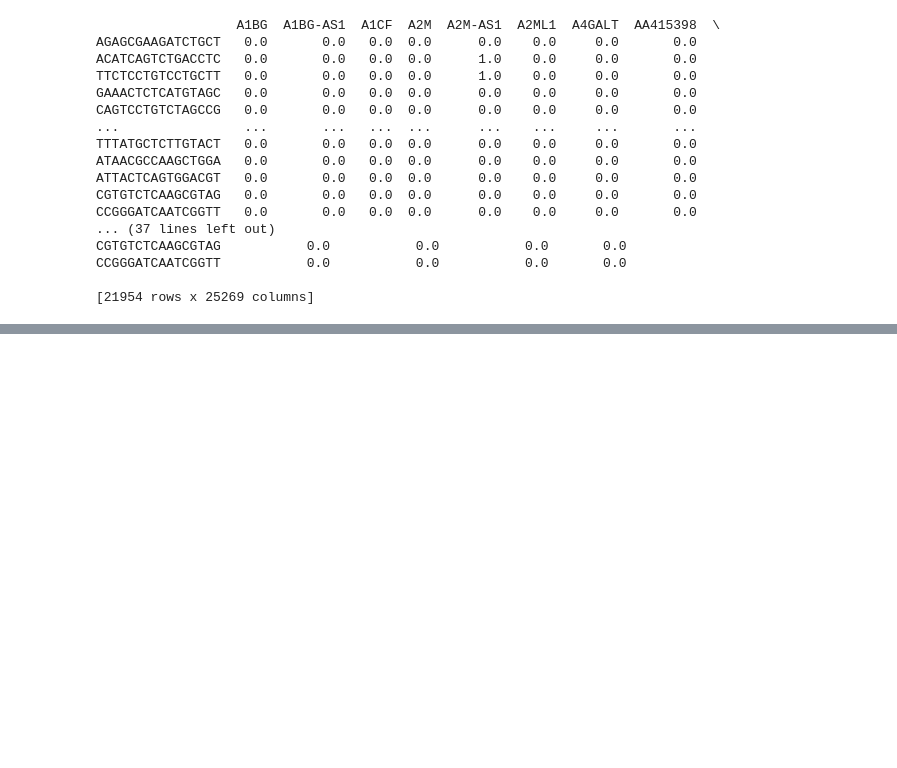
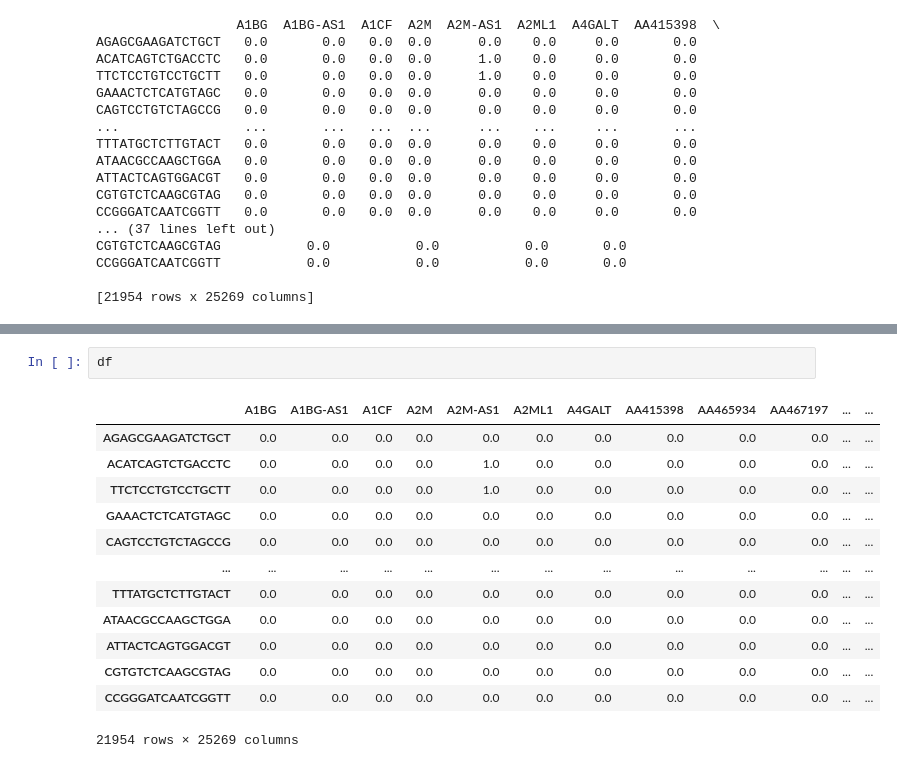
Before and after one commit to huyingguo/Hackathon-Summer-2023, a Jupyter notebook: test.ipynb, the cells around one changed output, grey strips where cells are left out. Drawn from its saved outputs; the diff is of its cells as text; blank space fills up the shorter version.

```diff
--- a/test.ipynb
+++ b/test.ipynb
@@ -193,0 +154,16 @@ df[df['A1BG'] != 0]
+# %%
+df
+# %% [output]
+|  | A1BG | A1BG-AS1 | A1CF | A2M | A2M-AS1 | A2ML1 | A4GALT | AA415398 | AA465934 | AA467197 | ... | ... |
+| AGAGCGAAGATCTGCT | 0.0 | 0.0 | 0.0 | 0.0 | 0.0 | 0.0 | 0.0 | 0.0 | 0.0 | 0.0 | ... | ... |
+| ACATCAGTCTGACCTC | 0.0 | 0.0 | 0.0 | 0.0 | 1.0 | 0.0 | 0.0 | 0.0 | 0.0 | 0.0 | ... | ... |
+| TTCTCCTGTCCTGCTT | 0.0 | 0.0 | 0.0 | 0.0 | 1.0 | 0.0 | 0.0 | 0.0 | 0.0 | 0.0 | ... | ... |
+| GAAACTCTCATGTAGC | 0.0 | 0.0 | 0.0 | 0.0 | 0.0 | 0.0 | 0.0 | 0.0 | 0.0 | 0.0 | ... | ... |
+| CAGTCCTGTCTAGCCG | 0.0 | 0.0 | 0.0 | 0.0 | 0.0 | 0.0 | 0.0 | 0.0 | 0.0 | 0.0 | ... | ... |
+| ... | ... | ... | ... | ... | ... | ... | ... | ... | ... | ... | ... | ... |
+| TTTATGCTCTTGTACT | 0.0 | 0.0 | 0.0 | 0.0 | 0.0 | 0.0 | 0.0 | 0.0 | 0.0 | 0.0 | ... | ... |
+| ATAACGCCAAGCTGGA | 0.0 | 0.0 | 0.0 | 0.0 | 0.0 | 0.0 | 0.0 | 0.0 | 0.0 | 0.0 | ... | ... |
+| ATTACTCAGTGGACGT | 0.0 | 0.0 | 0.0 | 0.0 | 0.0 | 0.0 | 0.0 | 0.0 | 0.0 | 0.0 | ... | ... |
+| CGTGTCTCAAGCGTAG | 0.0 | 0.0 | 0.0 | 0.0 | 0.0 | 0.0 | 0.0 | 0.0 | 0.0 | 0.0 | ... | ... |
+| CCGGGATCAATCGGTT | 0.0 | 0.0 | 0.0 | 0.0 | 0.0 | 0.0 | 0.0 | 0.0 | 0.0 | 0.0 | ... | ... |
+21954 rows × 25269 columns
```
Also changed, not shown: parts of 18 cells of this notebook, 1 other file.
